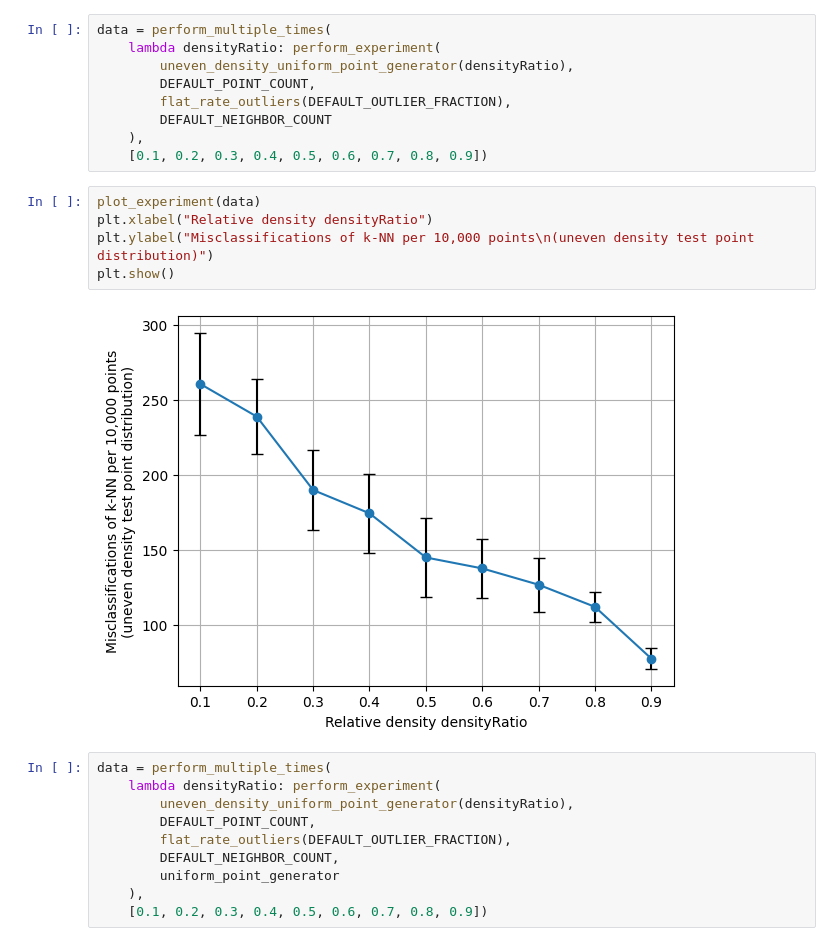
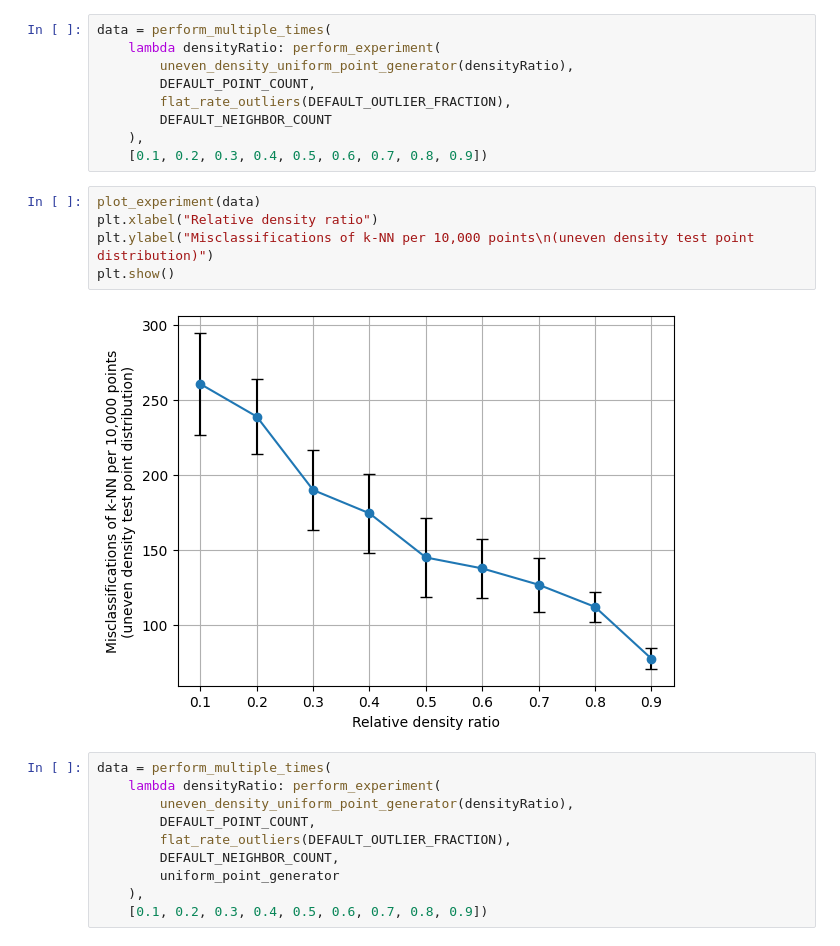
Before and after one commit to Sigmarik/infomscip-assignment-6-experiment, a Jupyter notebook: experiments.ipynb, the cells around one changed output. Drawn from its saved outputs; the diff is of its cells as text.

```diff
--- a/experiments.ipynb
+++ b/experiments.ipynb
@@ -272,11 +272,11 @@ data = perform_multiple_times(
     [0.1, 0.2, 0.3, 0.4, 0.5, 0.6, 0.7, 0.8, 0.9])
 # %%
 plot_experiment(data)
-plt.xlabel("Relative density densityRatio")
+plt.xlabel("Relative density ratio")
 plt.ylabel("Misclassifications of k-NN per 10,000 points\n(uneven density test point distribution)")
 plt.show()
 # %% [output]
-[figure, old version]
+[figure, new version]
 # %%
 data = perform_multiple_times(
     lambda densityRatio: perform_experiment(
```
Also changed, not shown: parts of 1 cell of this notebook.
